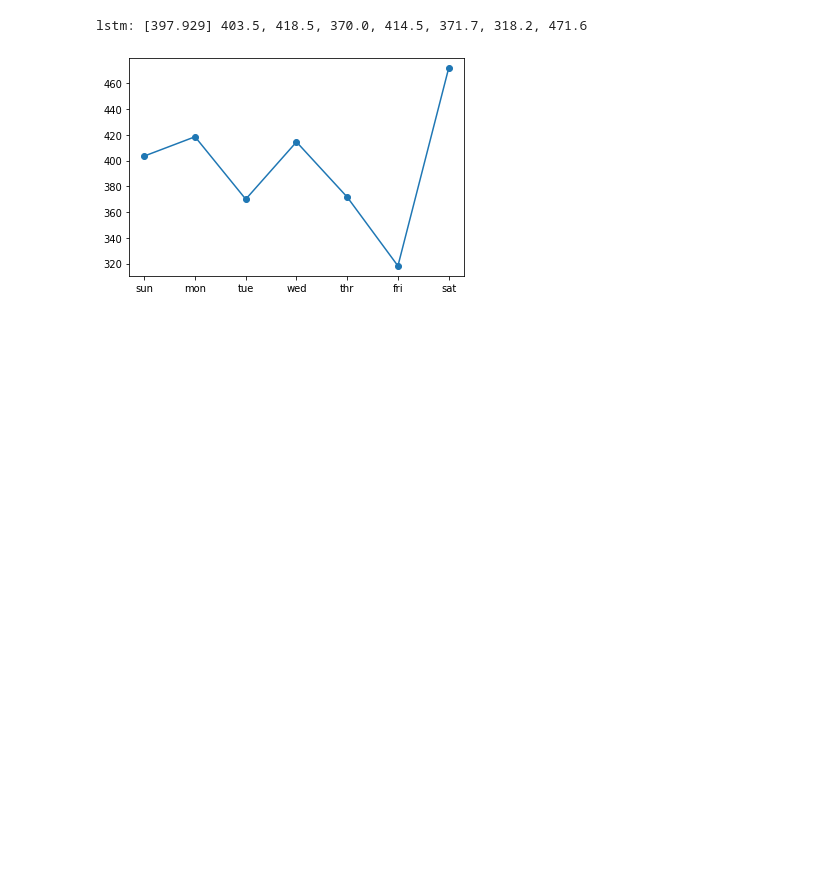
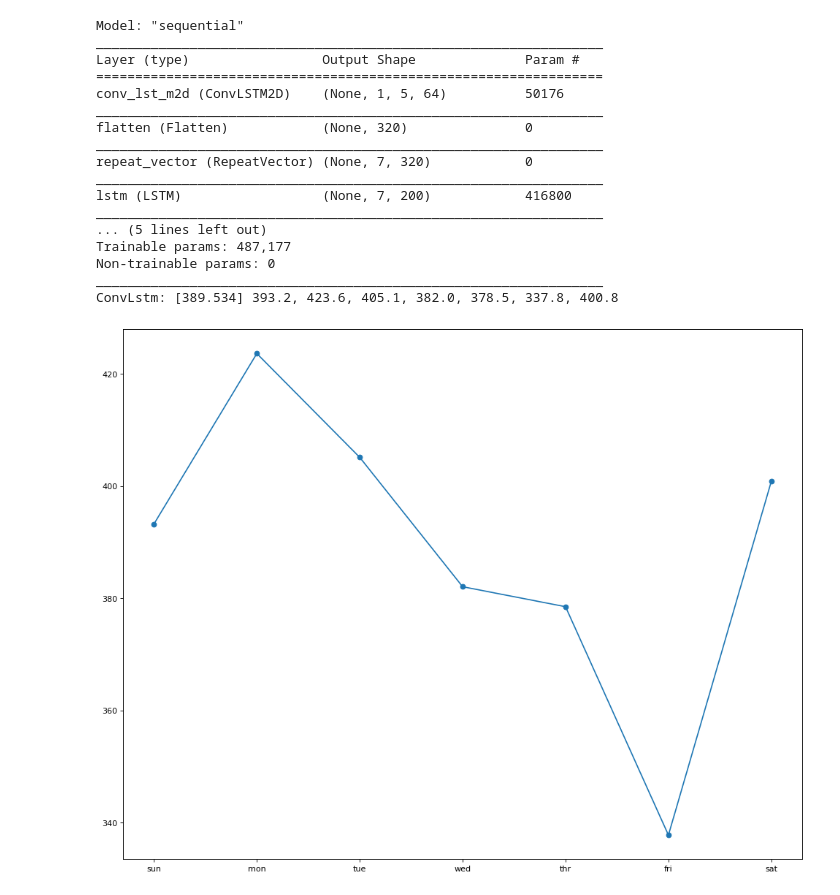
Before and after one commit to cartf15/Neural-Networks, a Jupyter notebook: Proposed model - ConvLSTM Univariable.ipynb, the cells around one changed output. Drawn from its saved outputs; the diff is of its cells as text; code cells hidden in the pictures; blank space fills up the shorter version.

```diff
--- a/Proposed model - ConvLSTM Univariable.ipynb
+++ b/Proposed model - ConvLSTM Univariable.ipynb
@@ -77,7 +86,32 @@ def build_model(train, n_steps, n_length, n_input):
     train_x = train_x.reshape((train_x.shape[0], n_steps, 1, n_length, n_features))
     # reshape output into [samples, timesteps, features]
     train_y = train_y.reshape((train_y.shape[0], train_y.shape[1], 1))
-    # define model
+    # define model 1
+    # model = Sequential()
+    # model.add(ConvLSTM2D(filters=64, kernel_size=(1,3), activation='relu',
+    # input_shape=(n_steps, 1, n_length, n_features)))
+    # model.add(Flatten())
+    # model.add(RepeatVector(n_outputs))
+    # model.add(LSTM(200, activation='relu', return_sequences=True))
+    # model.add(TimeDistributed(Dense(100, activation='relu')))
+    # model.add(TimeDistributed(Dense(1)))
+    # model.compile(loss='mse', optimizer='adam')
+
+    # define model 2
+    # model = Sequential()
+    # model.add(ConvLSTM2D(filters=64, kernel_size=(1,3), activation='tanh',input_shape=(n_steps, 1, n_length, n_features)))
+    # model.add(BatchNormalization())
+    # model.add(MaxPooling3D(pool_size=(1,2,2)))
+    # # model.add(ConvLSTM2D(filters=32, kernel_size=(1,2), activation='tanh'))
+    # # model.add(BatchNormalization())
+    # model.add(Flatten())
+    # model.add(RepeatVector(n_outputs))
+    # model.add(LSTM(200, activation='relu', return_sequences=True))
+    # model.add(TimeDistributed(Dense(100, activation='relu')))
+    # model.add(TimeDistributed(Dense(1)))
+    # model.compile(loss='mse', optimizer='adam')
+
+    #natural model
     model = Sequential()
     model.add(ConvLSTM2D(filters=64, kernel_size=(1,3), activation='relu',
     input_shape=(n_steps, 1, n_length, n_features)))
@@ -89,6 +123,13 @@ def build_model(train, n_steps, n_length, n_input):
     model.compile(loss='mse', optimizer='adam')
     # fit network
     model.fit(train_x, train_y, epochs=epochs, batch_size=batch_size, verbose=verbose)
+
+
+    plot_model(model, to_file='model_ConvLSTM_Univariable_plot.png', show_shapes=True, show_layer_names=True)
+
+    # fit network
+    model.summary()
+    model.fit(train_x, train_y, epochs=epochs, batch_size=batch_size, verbose=verbose)
     return model
 # %%
 # make a forecast
@@ -110,6 +151,7 @@ def forecast(model, history, n_steps, n_length, n_input):
 def evaluate_model(train, test, n_steps, n_length, n_input):
     # fit model
     model = build_model(train, n_steps, n_length, n_input)
+    # model.summary()
     # history is a list of weekly data
     history = [x for x in train]
     # walk-forward validation over each week
@@ -124,24 +166,42 @@ def evaluate_model(train, test, n_steps, n_length, n_input):
     # evaluate predictions days for each week
     predictions = array(predictions)
     score, scores = evaluate_forecasts(test[:, :, 0], predictions)
-    return score, scores
+    return score, scores, model , predictions
 # %%
 # load the new file
 dataset = read_csv('household_power_consumption_days.csv', header=0,
 infer_datetime_format=True, parse_dates=['datetime'], index_col=['datetime'])
 # split into train and test
 train, test = split_dataset(dataset.values)
 # define the number of subsequences and the length of subsequences
 n_steps, n_length = 2, 7
 # define the total days to use as input
 n_input = n_length * n_steps
-score, scores = evaluate_model(train, test, n_steps, n_length, n_input)
+score, scores, model, predictions = evaluate_model(train, test, n_steps, n_length, n_input)
+
 # summarize scores
-summarize_scores('lstm', score, scores)
+summarize_scores('ConvLstm', score, scores)
 # plot scores
 days = ['sun', 'mon', 'tue', 'wed', 'thr', 'fri', 'sat']
+pyplot.figure(figsize=(15,12), dpi=80)
 pyplot.plot(days, scores, marker='o', label='lstm')
 pyplot.show()
 # %% [output]
-lstm: [397.929] 403.5, 418.5, 370.0, 414.5, 371.7, 318.2, 471.6
+Model: "sequential"
+_________________________________________________________________
+Layer (type)                 Output Shape              Param #
+=================================================================
+conv_lst_m2d (ConvLSTM2D)    (None, 1, 5, 64)          50176
+_________________________________________________________________
+flatten (Flatten)            (None, 320)               0
+_________________________________________________________________
+repeat_vector (RepeatVector) (None, 7, 320)            0
+_________________________________________________________________
+lstm (LSTM)                  (None, 7, 200)            416800
+_________________________________________________________________
+... (5 lines left out)
+Trainable params: 487,177
+Non-trainable params: 0
+_________________________________________________________________
+ConvLstm: [389.534] 393.2, 423.6, 405.1, 382.0, 378.5, 337.8, 400.8
-[figure, old version]
+[figure, new version]
```
Also changed, not shown: parts of 3 cells of this notebook, 18 other files.
